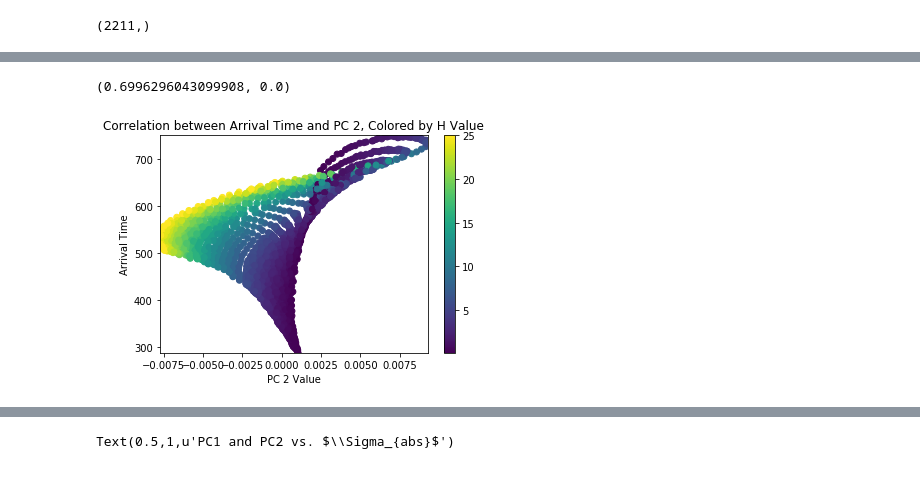
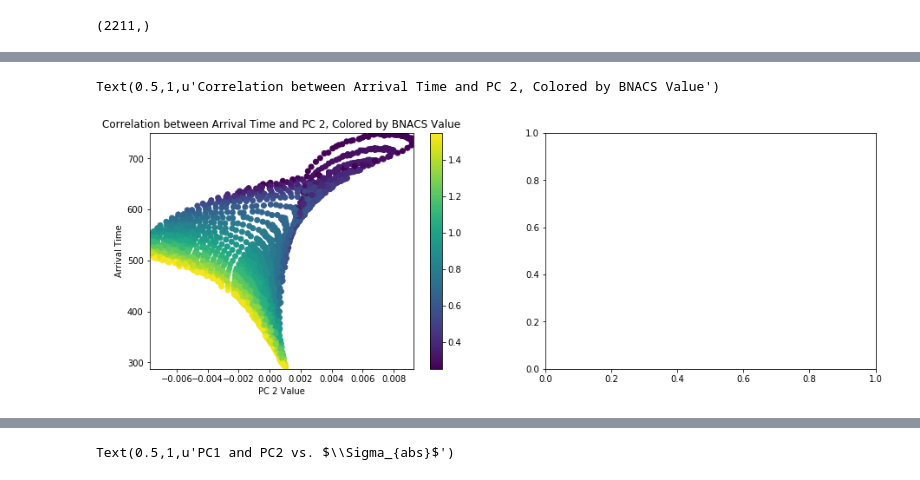
Before and after one commit to hannah-rae/dan_analysis, a Jupyter notebook: data_exploration.ipynb, the cells around one changed output, grey strips where cells are left out. Drawn from its saved outputs; the diff is of its cells as text; code cells hidden in the pictures.

```diff
--- a/data_exploration.ipynb
+++ b/data_exploration.ipynb
@@ -70,14 +110,13 @@ arr_time = fwta(datasets.time_bins_dan[:-1], X)
 # %%
-# Plot correlation between PC2 and arrival time colored by H
-fig, ax = plt.subplots(1)
-p = ax.scatter(X_t[:,1], arr_time, c=Y[:,0])
-fig.colorbar(p)
+# Plot correlation between PC2 and arrival time colored by BNACS
+fig, (ax, ax2) = plt.subplots(ncols=2, figsize=(15,5))
+p = ax.scatter(X_t[:,1], arr_time, c=Y[:,1])
+fig.colorbar(p, ax=ax)
 ax.set_ylabel('Arrival Time')
 ax.set_xlabel('PC 2 Value')
 ax.set_ylim(np.min(arr_time), np.max(arr_time))
 ax.set_xlim(np.min(X_t[:,1]), np.max(X_t[:,1]))
-ax.set_title('Correlation between Arrival Time and PC 2, Colored by H Value')
-print pearsonr(X_t[:,0], arr_time)
+ax.set_title('Correlation between Arrival Time and PC 2, Colored by BNACS Value')
 # %% [output]
-(0.6996296043099908, 0.0)
+Text(0.5,1,u'Correlation between Arrival Time and PC 2, Colored by BNACS Value')
-[figure, old version]
+[figure, new version]
```
Also changed, not shown: parts of 5 cells of this notebook.
